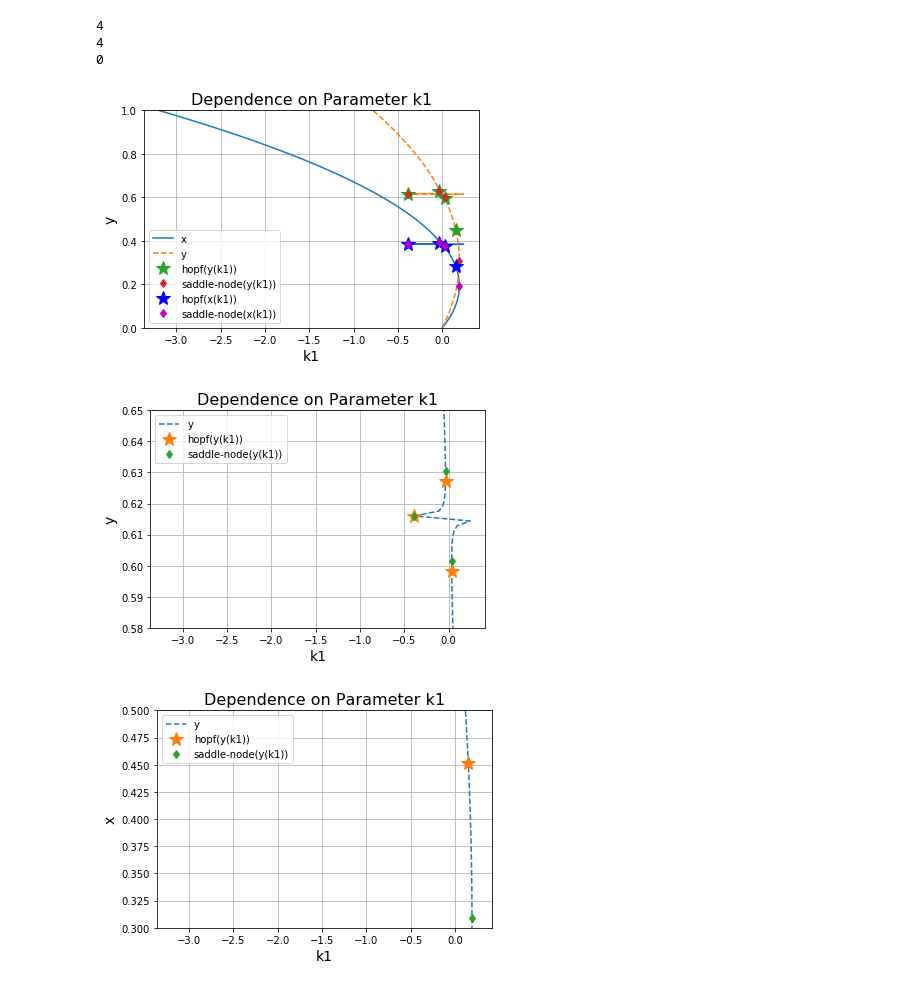
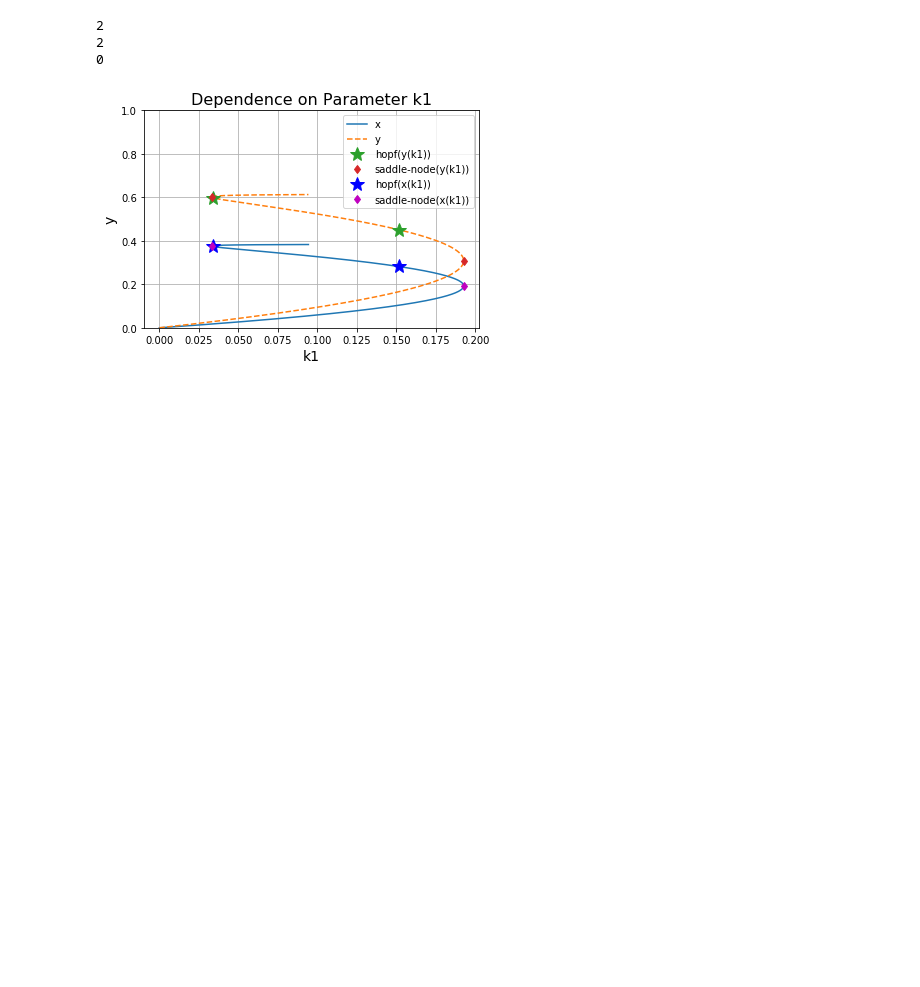
Before and after one commit to KsenyaBu/Python_BUKS_Practicum, a Jupyter notebook: Project#2_BUKS.ipynb, the cells around one changed output. Cells and saved outputs as stored; diff of their text form; code cells hidden in the pictures; blank space fills up the shorter version.

```diff
--- a/Project#2_BUKS.ipynb
+++ b/Project#2_BUKS.ipynb
@@ -10,17 +12,17 @@ k1m = 0.001    #variant
 k3 = 0.0032
 k2 = 2
 k3m= 0.002
-x = [round((i+0.001)/1000,3) for i in range(1000)]
-y = [k3/k3m*x[i] for i in range(1000)]
-z = [1-x[i]-y[i] for i in range(1000)]
-k1 = [(k1m*x[i]+k2*x[i]*(z[i])**2)/z[i] for i in range(1000)]
-a11 = [-k1[i]-k1m-k3-k2+4*k2*x[i]-3*k2*(x[i])**2+2*k2*y[i]-4*k2*y[i]*x[i]-k2*(y[i])**2 for i in range(1000)]
-a12 = [-k1[i]+k3m+2*k2*x[i]-2*k2*(x[i])**2-2*k2*x[i]*y[i] for i in range(1000)]
+x = [round((i+0.001)/1000,3) for i in range(384)]
+y = [k3/k3m*x[i] for i in range(384)]
+z = [1-x[i]-y[i] for i in range(384)]
+k1 = [(k1m*x[i]+k2*x[i]*(z[i])**2)/z[i] for i in range(384)]
+a11 = [-k1[i]-k1m-k3-k2+4*k2*x[i]-3*k2*(x[i])**2+2*k2*y[i]-4*k2*y[i]*x[i]-k2*(y[i])**2 for i in range(384)]
+a12 = [-k1[i]+k3m+2*k2*x[i]-2*k2*(x[i])**2-2*k2*x[i]*y[i] for i in range(384)]
 a21 = k3
 a22 = -k3m
-sp = [a11[i]+a22 for i in range(1000)]
-determ = [a11[i]*a22-a12[i]*a21 for i in range(1000)]
-DI = [sp[i]**2-4*determ[i] for i in range(1000)]
+sp = [a11[i]+a22 for i in range(384)]
+determ = [a11[i]*a22-a12[i]*a21 for i in range(384)]
+DI = [sp[i]**2-4*determ[i] for i in range(384)]
 index = 1
 yh = []
 xh = []
@@ -31,7 +33,7 @@ k1sn = []
 ydi = []
 xdi = []
 k1di = []
-while index < 1000:
+while index < 384:
     if sp[index]*sp[index-1] <= 0:
         yh.append(y[index])
         xh.append(x[index])
@@ -41,81 +43,33 @@ while index < 1000:
         xsn.append(x[index])
         k1sn.append(k1[index])
     if DI[index]*DI[index-1] <= 0:
         ydi.append(y[index])
         xdi.append(x[index])
         k1di.append(k1[index])
     index += 1
 print(len(xh))
 print(len(xsn))
 print(len(xdi))
 mh = len(xh)
 msn = len(xsn)
 mdi = len(xdi)
 fig = plt.figure()
 plt.plot(k1, x, label = u'x')
 plt.plot(k1, y, label = u'y', linestyle='--')
 plt.plot(k1h,yh, label = u'hopf(y(k1))', linestyle = 'None', marker='*', markersize = '15')
 plt.plot(k1sn,ysn, label = u'saddle-node(y(k1))', linestyle = 'None', marker='d')
 plt.plot(k1h,xh, label = u'hopf(x(k1))', linestyle = 'None', marker='*', markersize = '15', color='b')
 plt.plot(k1sn,xsn, label = u'saddle-node(x(k1))', linestyle = 'None', marker='d',color='m')
 plt.title('Dependence on Parameter k1',fontsize=16)
 plt.ylabel('y',fontsize=14)
 plt.xlabel('k1',fontsize=14)
 x1,x2,y1,y2 = plt.axis()
 plt.axis((x1,x2,0,1))
 plt.legend()
 plt.grid(True)
 plt.show()
-fig1 = plt.figure()
-plt.plot(k1, y, label = u'y', linestyle='--')
-plt.plot(k1h,yh, label = u'hopf(y(k1))', linestyle = 'None', marker='*', markersize = '15')
-plt.plot(k1sn,ysn, label = u'saddle-node(y(k1))', linestyle = 'None', marker='d')
-plt.title('Dependence on Parameter k1',fontsize=16)
-plt.ylabel('y',fontsize=14)
-plt.xlabel('k1',fontsize=14)
-x1,x2,y1,y2 = plt.axis()
-plt.axis((x1,x2,0.58,0.65))
-plt.legend()
-plt.grid(True)
-plt.show()
-fig2 = plt.figure()
-plt.plot(k1, y, label = u'y', linestyle='--')
-plt.plot(k1h,yh, label = u'hopf(y(k1))', linestyle = 'None', marker='*', markersize = '15')
-plt.plot(k1sn,ysn, label = u'saddle-node(y(k1))', linestyle = 'None', marker='d')
-plt.title('Dependence on Parameter k1',fontsize=16)
-plt.ylabel('x',fontsize=14)
-plt.xlabel('k1',fontsize=14)
-x1,x2,y1,y2 = plt.axis()
-plt.axis((x1,x2,0.3,0.5))
-plt.legend()
-plt.grid(True)
-plt.show()
-plt.plot(k1, x, label = u'x')
-plt.plot(k1h,xh, label = u'hopf(x(k1))', linestyle = 'None', marker='*', markersize = '15', color='b')
-plt.plot(k1sn,xsn, label = u'saddle-node(x(k1))', linestyle = 'None', marker='d',color='m')
-plt.title('Dependence on Parameter k1',fontsize=16)
-plt.ylabel('x',fontsize=14)
-plt.xlabel('k1',fontsize=14)
-x1,x2,y1,y2 = plt.axis()
-plt.axis((x1,x2,0.37,0.4))
-plt.legend()
-plt.grid(True)
-plt.show()
-plt.plot(k1, x, label = u'x')
-plt.plot(k1h,xh, label = u'hopf(x(k1))', linestyle = 'None', marker='*', markersize = '15', color='b')
-plt.plot(k1sn,xsn, label = u'saddle-node(x(k1))', linestyle = 'None', marker='d',color='m')
-plt.title('Dependence on Parameter k1',fontsize=16)
-plt.ylabel('x',fontsize=14)
-plt.xlabel('k1',fontsize=14)
-x1,x2,y1,y2 = plt.axis()
-plt.axis((x1,x2,0,0.3))
-plt.legend()
-plt.grid(True)
-plt.show()
 # %% [output]
-4
-4
+2
+2
 0
-[figure, old version]
+[figure, new version]
-[figure, removed]
-[figure, removed]
```
Also changed, not shown: parts of 13 cells of this notebook.
